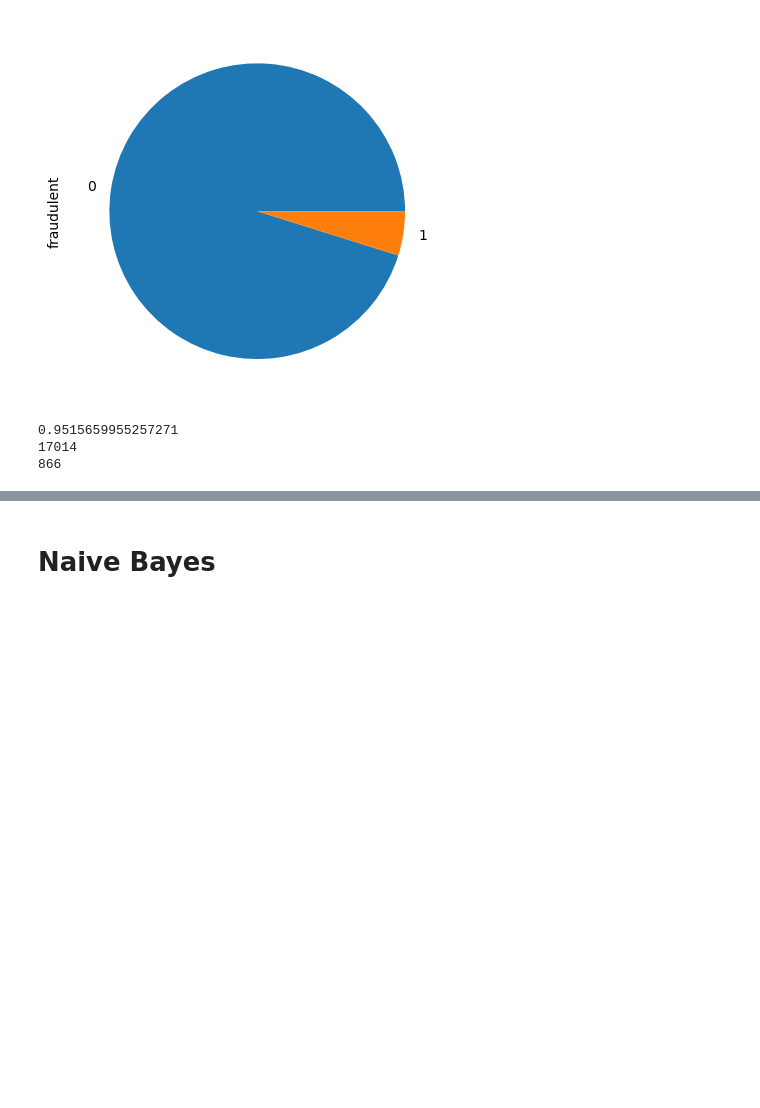
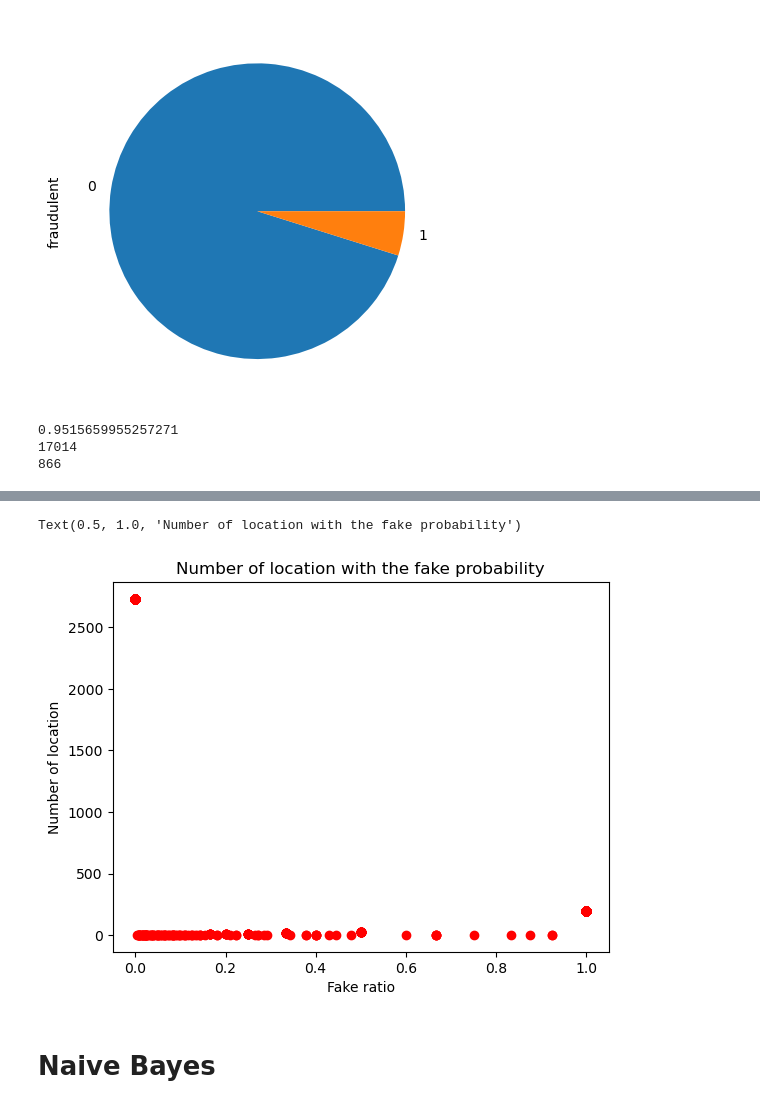
Before and after one commit to Koppanye/Data-mining-2022, a Jupyter notebook: Adatbányászat.ipynb, the cells around one changed output, grey strips where cells are left out. Saved outputs shown, nothing was run; the diff lists cells and outputs as text; code cells hidden in the pictures; blank space fills up the shorter version.

```diff
--- a/Adatbányászat.ipynb
+++ b/Adatbányászat.ipynb
@@ -64,3 +106,18 @@ print(jobs.fraudulent.value_counts()[1])
+# %%
+loc=jobs.location.value_counts(dropna=False)
+loc1=jobs.location[jobs.fraudulent==1].value_counts(dropna=False)
+ratio=loc1.divide(loc, fill_value=0)
+y=[]
+for r in ratio.values:
+    y.append(len(ratio[ratio==r]))
+# %%
+plt.plot(ratio.values,y,'ro')
+plt.ylabel('Number of location')
+plt.xlabel('Fake ratio')
+plt.title("Number of location with the fake probability")
+# %% [output]
+Text(0.5, 1.0, 'Number of location with the fake probability')
+[figure, added]
 # %% [markdown]
 # Naive Bayes
 # %%
```
Also changed, not shown: parts of 41 cells of this notebook.
